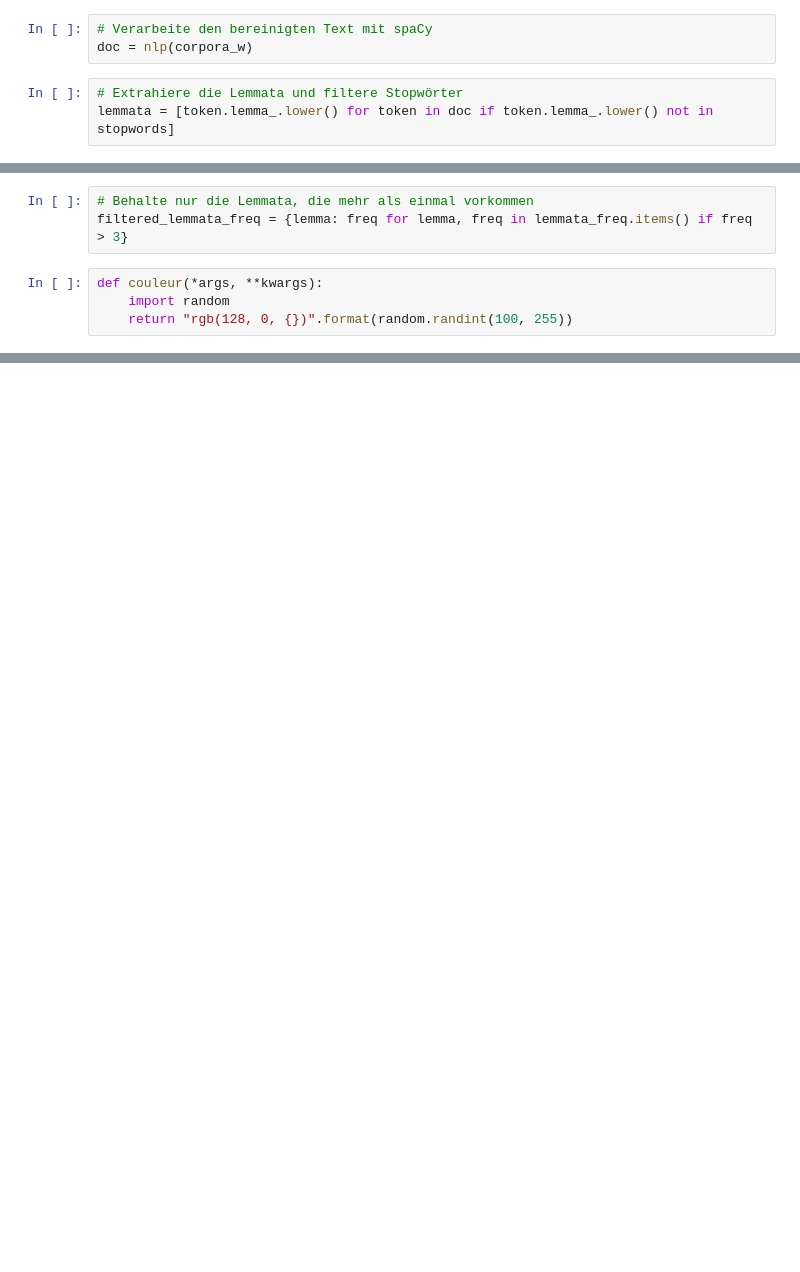
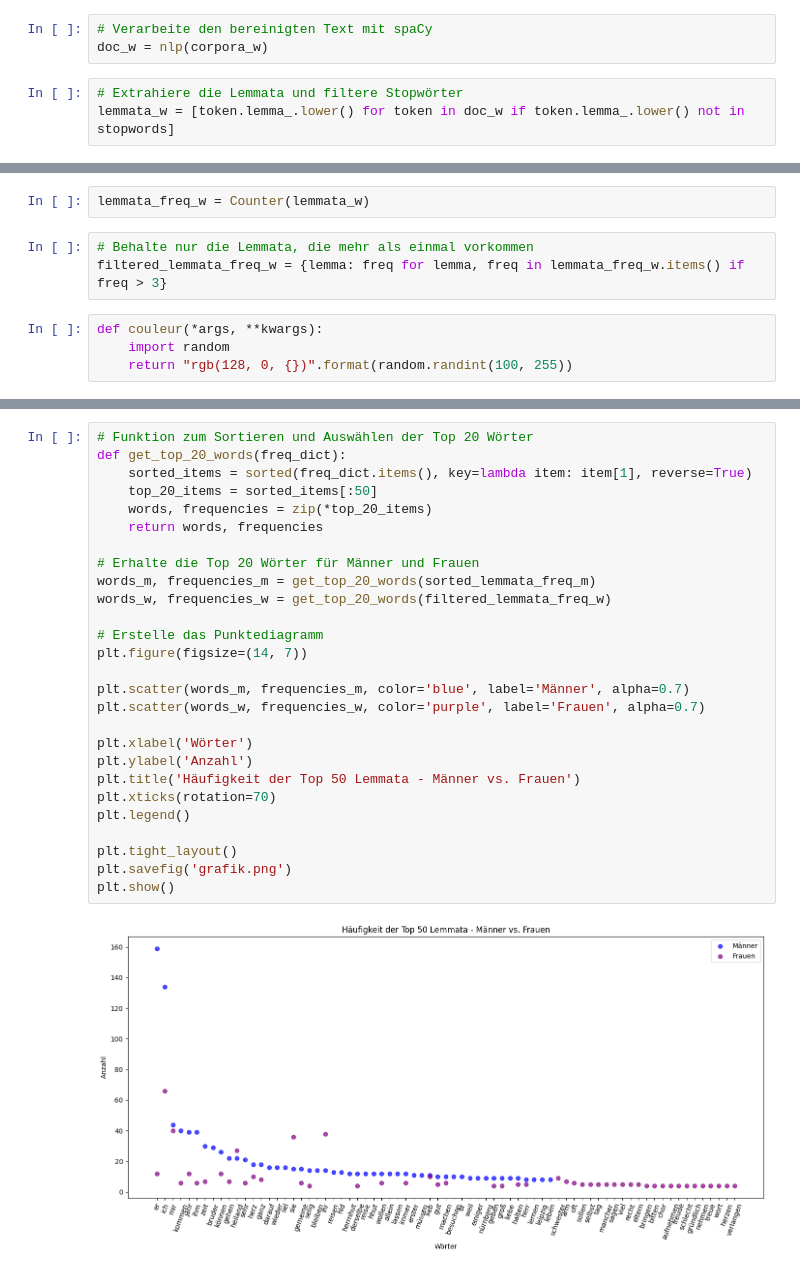
Before and after one commit to SvetlanaYakutinaa/Gottesacker_Herrnhut, a Jupyter notebook: analyse_alle.ipynb, the cells around one changed output, grey strips where cells are left out. Saved outputs shown, nothing was run; the diff lists cells and outputs as text; blank space fills up the shorter version.

```diff
--- a/analyse_alle.ipynb
+++ b/analyse_alle.ipynb
@@ -74,7 +70,7 @@ for filename in os.listdir(directory):
             corpora_w += file.read() + '\n'
 # %%
 # Verarbeite den bereinigten Text mit spaCy
-doc = nlp(corpora_w)
+doc_w = nlp(corpora_w)
 # %%
 # Extrahiere die Lemmata und filtere Stopwörter
-lemmata = [token.lemma_.lower() for token in doc if token.lemma_.lower() not in stopwords]
+lemmata_w = [token.lemma_.lower() for token in doc_w if token.lemma_.lower() not in stopwords]
@@ -83,6 +77,8 @@ lemmata_freq = Counter(lemmata)
+# %%
+lemmata_freq_w = Counter(lemmata_w)
 # %%
 # Behalte nur die Lemmata, die mehr als einmal vorkommen
-filtered_lemmata_freq = {lemma: freq for lemma, freq in lemmata_freq.items() if freq > 3}
+filtered_lemmata_freq_w = {lemma: freq for lemma, freq in lemmata_freq_w.items() if freq > 3}
 # %%
 def couleur(*args, **kwargs):
     import random
@@ -100,0 +98,29 @@ plt.show()
+# %%
+# Funktion zum Sortieren und Auswählen der Top 20 Wörter
+def get_top_20_words(freq_dict):
+    sorted_items = sorted(freq_dict.items(), key=lambda item: item[1], reverse=True)
+    top_20_items = sorted_items[:50]
+    words, frequencies = zip(*top_20_items)
+    return words, frequencies
+
+# Erhalte die Top 20 Wörter für Männer und Frauen
+words_m, frequencies_m = get_top_20_words(sorted_lemmata_freq_m)
+words_w, frequencies_w = get_top_20_words(filtered_lemmata_freq_w)
+
+# Erstelle das Punktediagramm
+plt.figure(figsize=(14, 7))
+
+plt.scatter(words_m, frequencies_m, color='blue', label='Männer', alpha=0.7)
+plt.scatter(words_w, frequencies_w, color='purple', label='Frauen', alpha=0.7)
+
+plt.xlabel('Wörter')
+plt.ylabel('Anzahl')
+plt.title('Häufigkeit der Top 50 Lemmata - Männer vs. Frauen')
+plt.xticks(rotation=70)
+plt.legend()
+
+plt.tight_layout()
+plt.savefig('grafik.png')
+plt.show()
+# %% [output]
+[figure, added]
```
Also changed, not shown: parts of 13 cells of this notebook, 4 other files.
